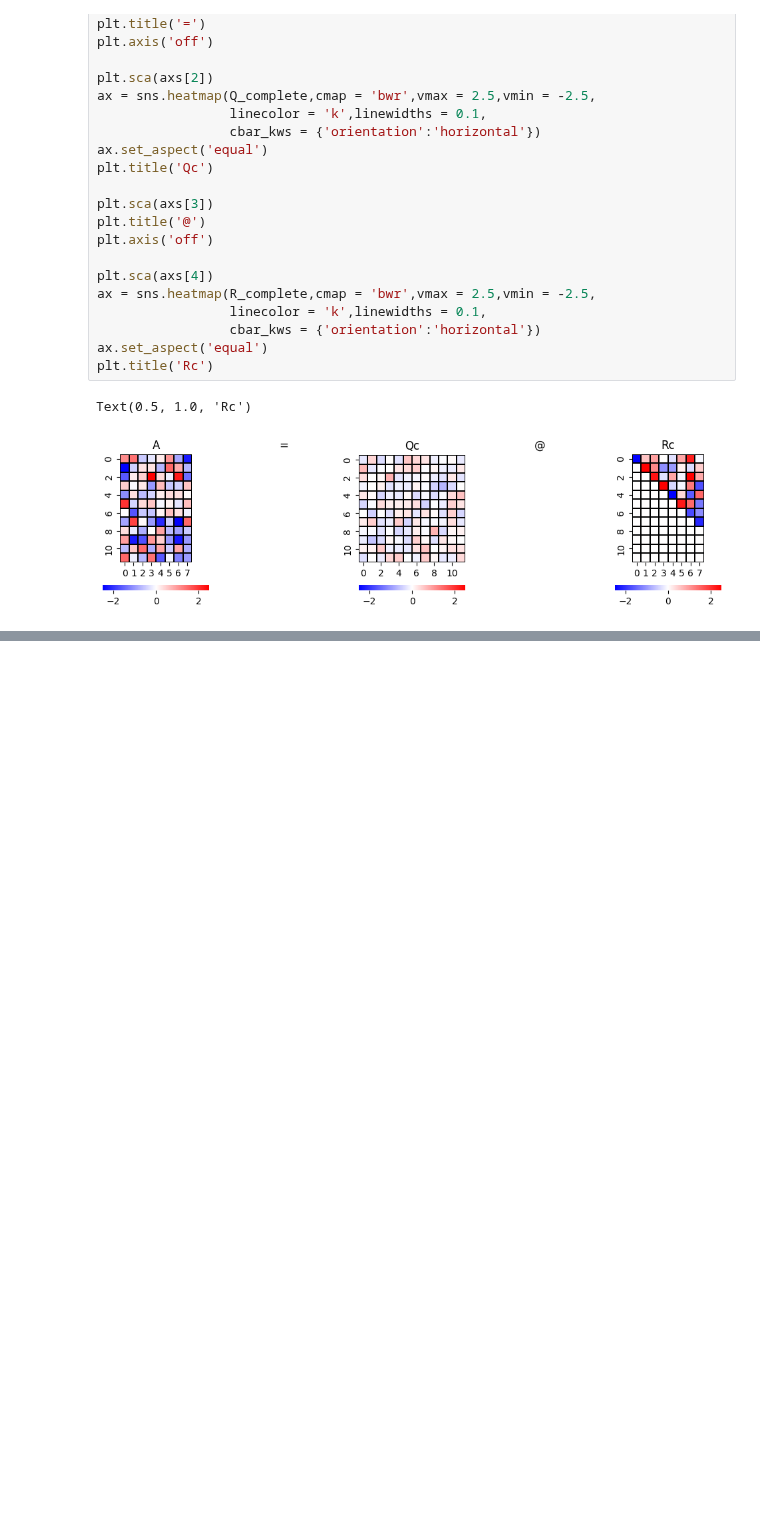
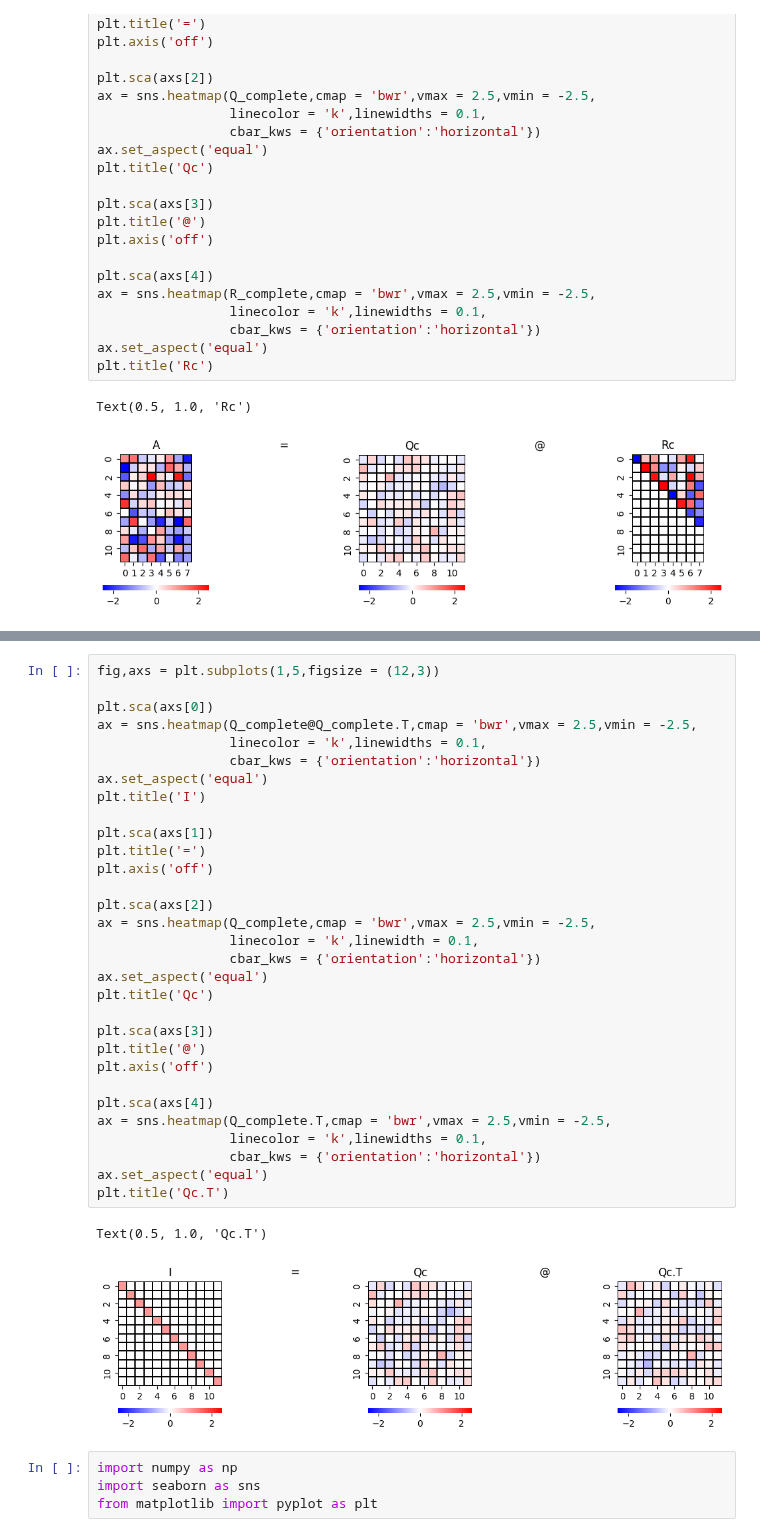
Before and after one commit to Arch-jyh/iris_books, a Jupyter notebook: math_easy/Linear_algebra/2/exersice9_5.ipynb, the cells around one changed output, grey strips where cells are left out. Saved outputs shown, nothing was run; the diff lists cells and outputs as text; blank space fills up the shorter version.

```diff
--- a/math_easy/Linear_algebra/2/exersice9_5.ipynb
+++ b/math_easy/Linear_algebra/2/exersice9_5.ipynb
@@ -66,0 +96,38 @@ ax = sns.heatmap(Q_complete.T,cmap = 'bwr',vmax = 2.5,vmin = -2.5,
+# %%
+fig,axs = plt.subplots(1,5,figsize = (12,3))
+
+plt.sca(axs[0])
+ax = sns.heatmap(Q_complete@Q_complete.T,cmap = 'bwr',vmax = 2.5,vmin = -2.5,
+                 linecolor = 'k',linewidths = 0.1,
+                 cbar_kws = {'orientation':'horizontal'})
+ax.set_aspect('equal')
+plt.title('I')
+
+plt.sca(axs[1])
+plt.title('=')
+plt.axis('off')
+
+plt.sca(axs[2])
+ax = sns.heatmap(Q_complete,cmap = 'bwr',vmax = 2.5,vmin = -2.5,
+                 linecolor = 'k',linewidth = 0.1,
+                 cbar_kws = {'orientation':'horizontal'})
+ax.set_aspect('equal')
+plt.title('Qc')
+
+plt.sca(axs[3])
+plt.title('@')
+plt.axis('off')
+
+plt.sca(axs[4])
+ax = sns.heatmap(Q_complete.T,cmap = 'bwr',vmax = 2.5,vmin = -2.5,
+                 linecolor = 'k',linewidths = 0.1,
+                 cbar_kws = {'orientation':'horizontal'})
+ax.set_aspect('equal')
+plt.title('Qc.T')
+# %% [output]
+Text(0.5, 1.0, 'Qc.T')
+[figure, added]
+# %%
+import numpy as np
+import seaborn as sns
+from matplotlib import pyplot as plt
```
Also changed, not shown: parts of 1 cell of this notebook, 1 other file.
